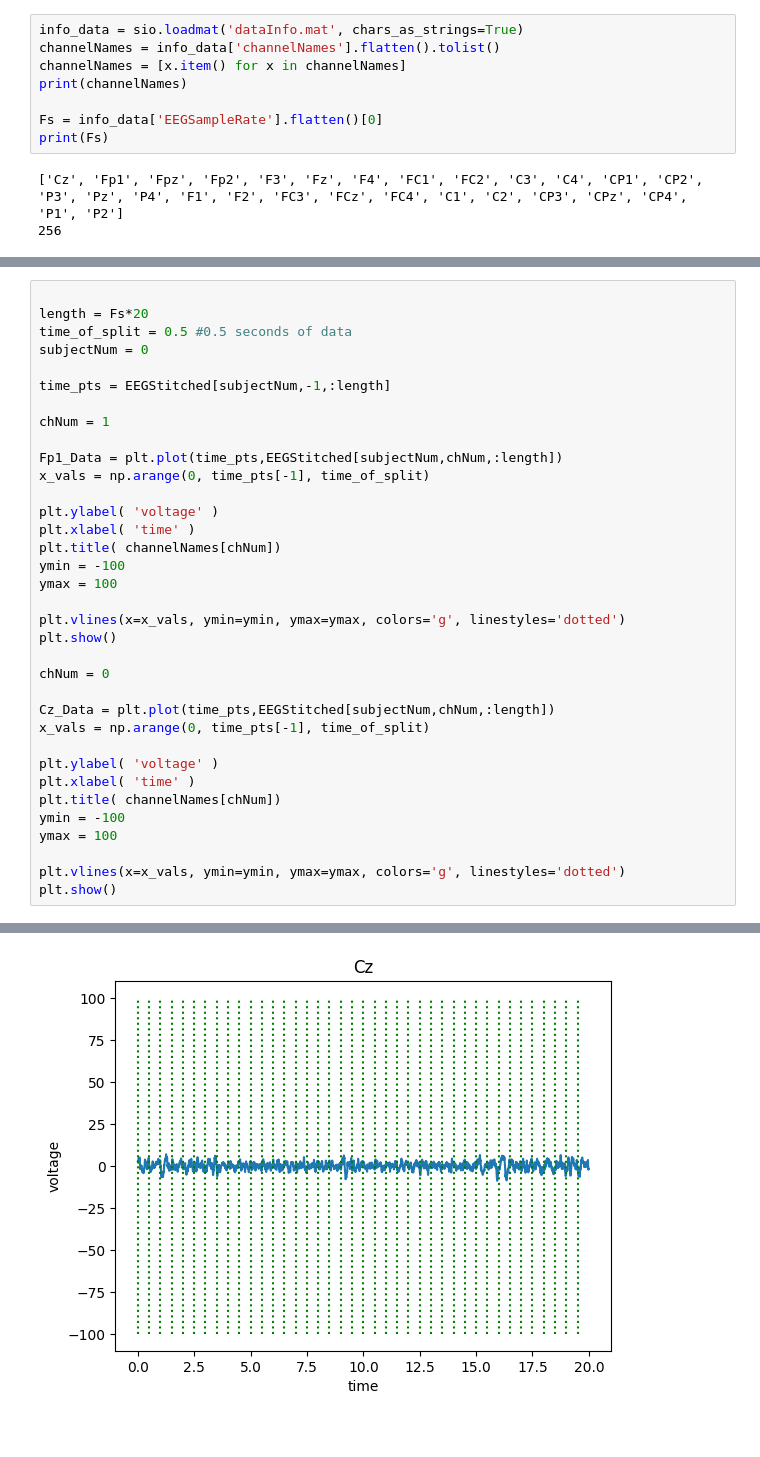
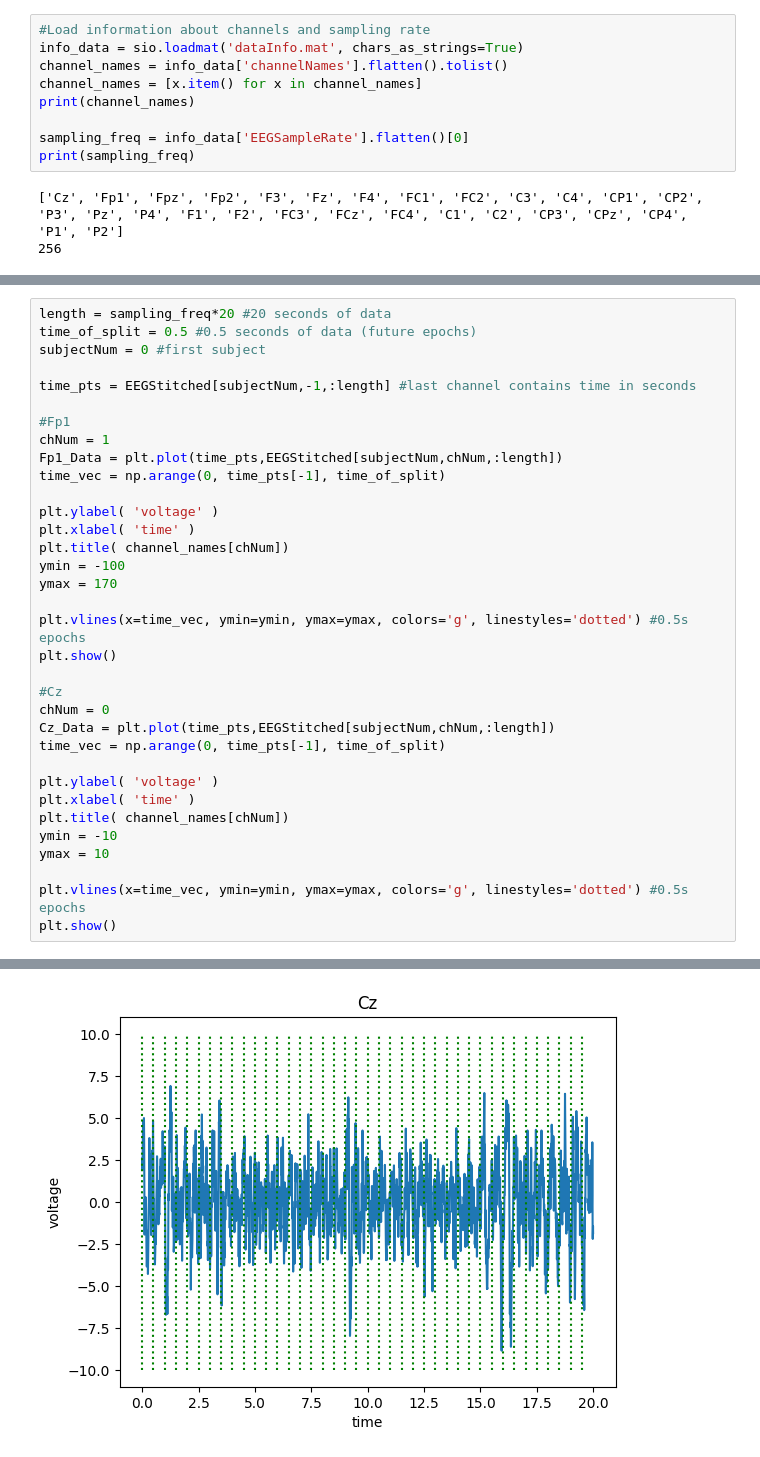
Before and after one commit to piyashib/Eye-Blink-Detector, a Jupyter notebook: CreateAllDatasets.ipynb, the cells around one changed output, grey strips where cells are left out. Saved outputs shown, nothing was run; the diff lists cells and outputs as text.

```diff
--- a/CreateAllDatasets.ipynb
+++ b/CreateAllDatasets.ipynb
@@ -21,13 +40,14 @@ print(EEGStitched.shape)
 ['EEGStitched']
 (19, 29, 76800)
 # %%
+#Load information about channels and sampling rate
 info_data = sio.loadmat('dataInfo.mat', chars_as_strings=True)
-channelNames = info_data['channelNames'].flatten().tolist()
-channelNames = [x.item() for x in channelNames]
-print(channelNames)
+channel_names = info_data['channelNames'].flatten().tolist()
+channel_names = [x.item() for x in channel_names]
+print(channel_names)
 
-Fs = info_data['EEGSampleRate'].flatten()[0]
-print(Fs)
+sampling_freq = info_data['EEGSampleRate'].flatten()[0]
+print(sampling_freq)
 # %% [output]
 ['Cz', 'Fp1', 'Fpz', 'Fp2', 'F3', 'Fz', 'F4', 'FC1', 'FC2', 'C3', 'C4', 'CP1', 'CP2', 'P3', 'Pz', 'P4', 'F1', 'F2', 'FC3', 'FCz', 'FC4', 'C1', 'C2', 'CP3', 'CPz', 'CP4', 'P1', 'P2']
 256
@@ -34,36 +57,35 @@ print(Fs)
 # %%
+length = sampling_freq*20 #20 seconds of data
+time_of_split = 0.5 #0.5 seconds of data (future epochs)
+subjectNum = 0 #first subject
 
-length = Fs*20
-time_of_split = 0.5 #0.5 seconds of data
-subjectNum = 0
+time_pts = EEGStitched[subjectNum,-1,:length] #last channel contains time in seconds
 
-time_pts = EEGStitched[subjectNum,-1,:length]
-
+#Fp1
 chNum = 1
-
 Fp1_Data = plt.plot(time_pts,EEGStitched[subjectNum,chNum,:length])
-x_vals = np.arange(0, time_pts[-1], time_of_split)
+time_vec = np.arange(0, time_pts[-1], time_of_split)
 
 plt.ylabel( 'voltage' )
 plt.xlabel( 'time' )
-plt.title( channelNames[chNum])
+plt.title( channel_names[chNum])
 ymin = -100
-ymax = 100
+ymax = 170
 
-plt.vlines(x=x_vals, ymin=ymin, ymax=ymax, colors='g', linestyles='dotted')
+plt.vlines(x=time_vec, ymin=ymin, ymax=ymax, colors='g', linestyles='dotted') #0.5s epochs
 plt.show()
 
+#Cz
 chNum = 0
-
 Cz_Data = plt.plot(time_pts,EEGStitched[subjectNum,chNum,:length])
-x_vals = np.arange(0, time_pts[-1], time_of_split)
+time_vec = np.arange(0, time_pts[-1], time_of_split)
 
 plt.ylabel( 'voltage' )
 plt.xlabel( 'time' )
-plt.title( channelNames[chNum])
-ymin = -100
-ymax = 100
+plt.title( channel_names[chNum])
+ymin = -10
+ymax = 10
 
-plt.vlines(x=x_vals, ymin=ymin, ymax=ymax, colors='g', linestyles='dotted')
+plt.vlines(x=time_vec, ymin=ymin, ymax=ymax, colors='g', linestyles='dotted') #0.5s epochs
 plt.show()
 # %% [output]
@@ -71,2 +93,2 @@ plt.show()
-[figure, old version]
+[figure, new version]
 # %% [markdown]
```
Also changed, not shown: parts of 30 cells of this notebook, 10 other files.
